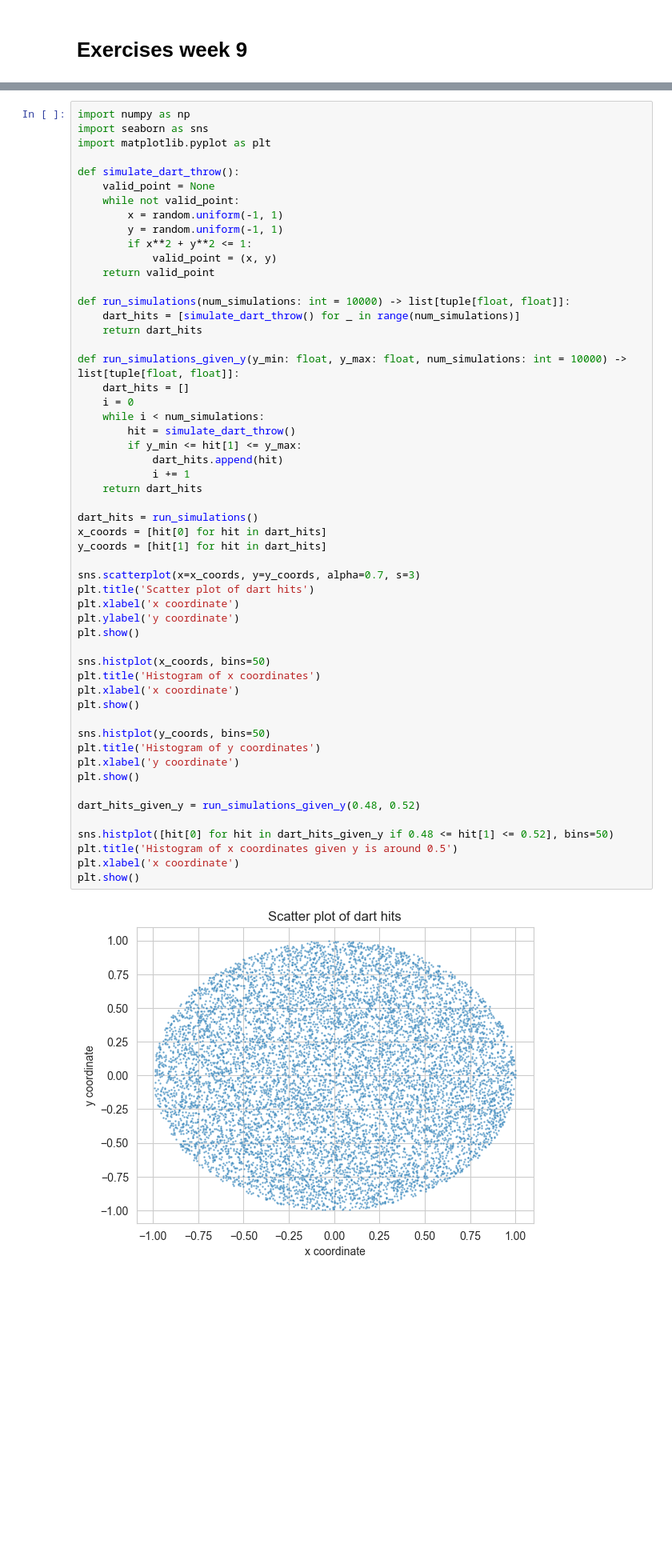
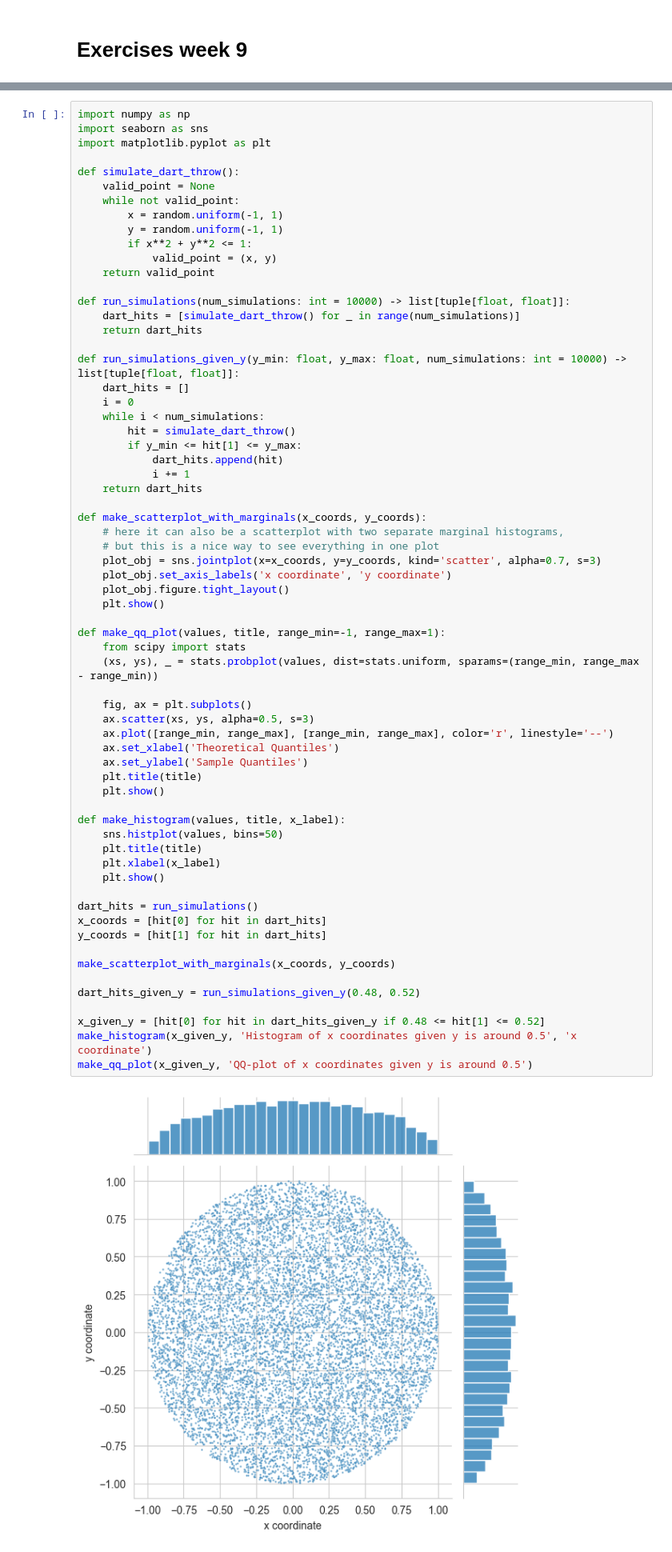
Before and after one commit to uio-bmi/stats_for_cs, a Jupyter notebook: ukesoppgaver_uke_9.ipynb, the cells around one changed output, grey strips where cells are left out. Shown at 80% size. Drawn from its saved outputs; the diff is of its cells as text; blank space fills up the shorter version.

```diff
--- a/ukesoppgaver_uke_9.ipynb
+++ b/ukesoppgaver_uke_9.ipynb
@@ -81,50 +81,61 @@ def simulate_dart_throw():
     valid_point = None
     while not valid_point:
         x = random.uniform(-1, 1)
         y = random.uniform(-1, 1)
         if x**2 + y**2 <= 1:
             valid_point = (x, y)
     return valid_point
 
 def run_simulations(num_simulations: int = 10000) -> list[tuple[float, float]]:
     dart_hits = [simulate_dart_throw() for _ in range(num_simulations)]
     return dart_hits
 
 def run_simulations_given_y(y_min: float, y_max: float, num_simulations: int = 10000) -> list[tuple[float, float]]:
     dart_hits = []
     i = 0
     while i < num_simulations:
         hit = simulate_dart_throw()
         if y_min <= hit[1] <= y_max:
             dart_hits.append(hit)
             i += 1
     return dart_hits
 
+def make_scatterplot_with_marginals(x_coords, y_coords):
+    # here it can also be a scatterplot with two separate marginal histograms,
+    # but this is a nice way to see everything in one plot
+    plot_obj = sns.jointplot(x=x_coords, y=y_coords, kind='scatter', alpha=0.7, s=3)
+    plot_obj.set_axis_labels('x coordinate', 'y coordinate')
+    plot_obj.figure.tight_layout()
+    plt.show()
+
+def make_qq_plot(values, title, range_min=-1, range_max=1):
+    from scipy import stats
+    (xs, ys), _ = stats.probplot(values, dist=stats.uniform, sparams=(range_min, range_max - range_min))
+
+    fig, ax = plt.subplots()
+    ax.scatter(xs, ys, alpha=0.5, s=3)
+    ax.plot([range_min, range_max], [range_min, range_max], color='r', linestyle='--')
+    ax.set_xlabel('Theoretical Quantiles')
+    ax.set_ylabel('Sample Quantiles')
+    plt.title(title)
+    plt.show()
+
+def make_histogram(values, title, x_label):
+    sns.histplot(values, bins=50)
+    plt.title(title)
+    plt.xlabel(x_label)
+    plt.show()
+
 dart_hits = run_simulations()
 x_coords = [hit[0] for hit in dart_hits]
 y_coords = [hit[1] for hit in dart_hits]
 
-sns.scatterplot(x=x_coords, y=y_coords, alpha=0.7, s=3)
-plt.title('Scatter plot of dart hits')
-plt.xlabel('x coordinate')
-plt.ylabel('y coordinate')
-plt.show()
-
-sns.histplot(x_coords, bins=50)
-plt.title('Histogram of x coordinates')
-plt.xlabel('x coordinate')
-plt.show()
-
-sns.histplot(y_coords, bins=50)
-plt.title('Histogram of y coordinates')
-plt.xlabel('y coordinate')
-plt.show()
+make_scatterplot_with_marginals(x_coords, y_coords)
 
 dart_hits_given_y = run_simulations_given_y(0.48, 0.52)
 
-sns.histplot([hit[0] for hit in dart_hits_given_y if 0.48 <= hit[1] <= 0.52], bins=50)
-plt.title('Histogram of x coordinates given y is around 0.5')
-plt.xlabel('x coordinate')
-plt.show()
+x_given_y = [hit[0] for hit in dart_hits_given_y if 0.48 <= hit[1] <= 0.52]
+make_histogram(x_given_y, 'Histogram of x coordinates given y is around 0.5', 'x coordinate')
+make_qq_plot(x_given_y, 'QQ-plot of x coordinates given y is around 0.5')
 # %% [output]
-[figure, old version]
+[figure, new version]
```
Also changed, not shown: parts of 5 cells of this notebook.
